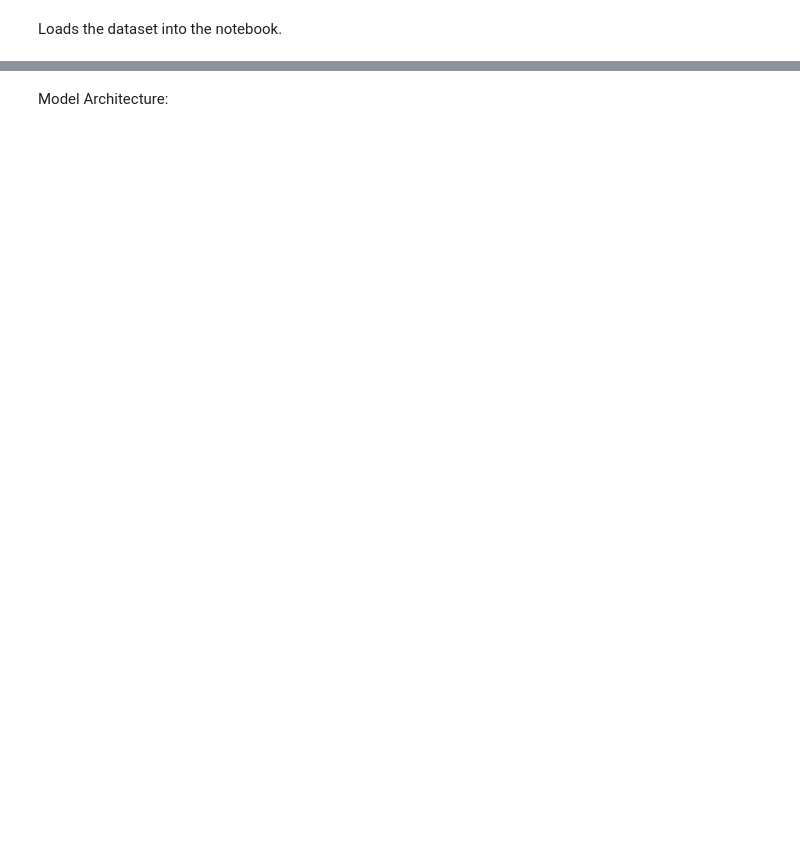
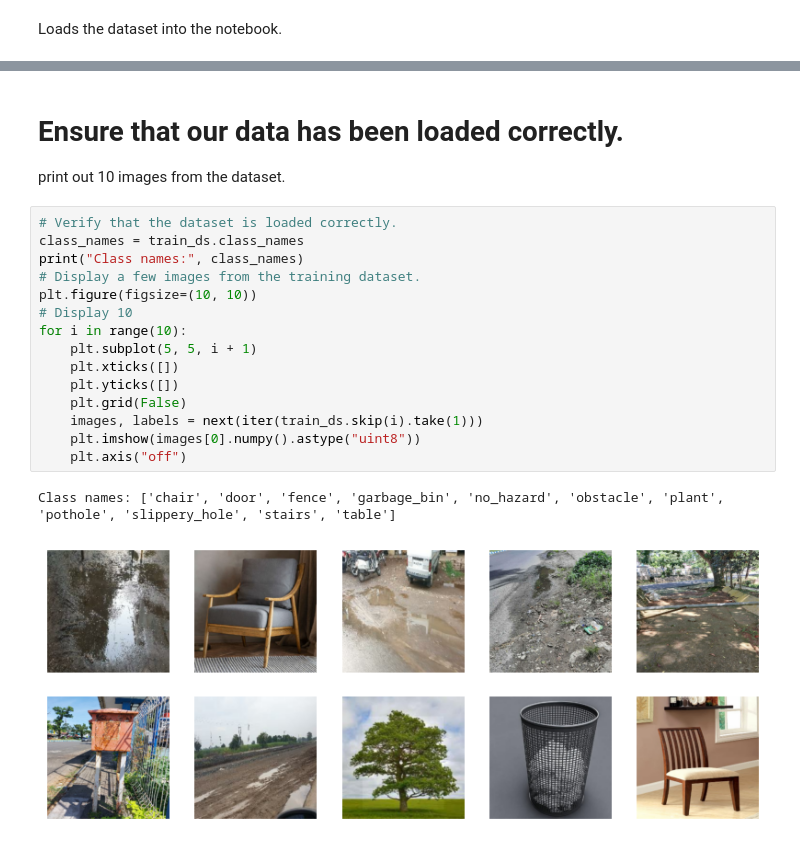
Before and after one commit to pufferfish3e/b25_hackathon, a Jupyter notebook: model.ipynb, the cells around one changed output, grey strips where cells are left out. Drawn from its saved outputs; the diff is of its cells as text; blank space fills up the shorter version.

```diff
--- a/model.ipynb
+++ b/model.ipynb
@@ -33,5 +37,24 @@ test_ds = tf.keras.preprocessing.image_dataset_from_directory(
 Found 4598 files belonging to 11 classes.
 Using 3679 files for training.
 Found 394 files belonging to 11 classes.
-# %% [markdown]
-Model Architecture:
+# %% [markdown]
+# Ensure that our data has been loaded correctly.
+print out 10 images from the dataset.
+# %%
+# Verify that the dataset is loaded correctly.
+class_names = train_ds.class_names
+print("Class names:", class_names)
+# Display a few images from the training dataset.
+plt.figure(figsize=(10, 10))
+# Display 10
+for i in range(10):
+    plt.subplot(5, 5, i + 1)
+    plt.xticks([])
+    plt.yticks([])
+    plt.grid(False)
+    images, labels = next(iter(train_ds.skip(i).take(1)))
+    plt.imshow(images[0].numpy().astype("uint8"))
+    plt.axis("off")
+# %% [output]
+Class names: ['chair', 'door', 'fence', 'garbage_bin', 'no_hazard', 'obstacle', 'plant', 'pothole', 'slippery_hole', 'stairs', 'table']
+[figure, added]
```
Also changed, not shown: parts of 14 cells of this notebook.
